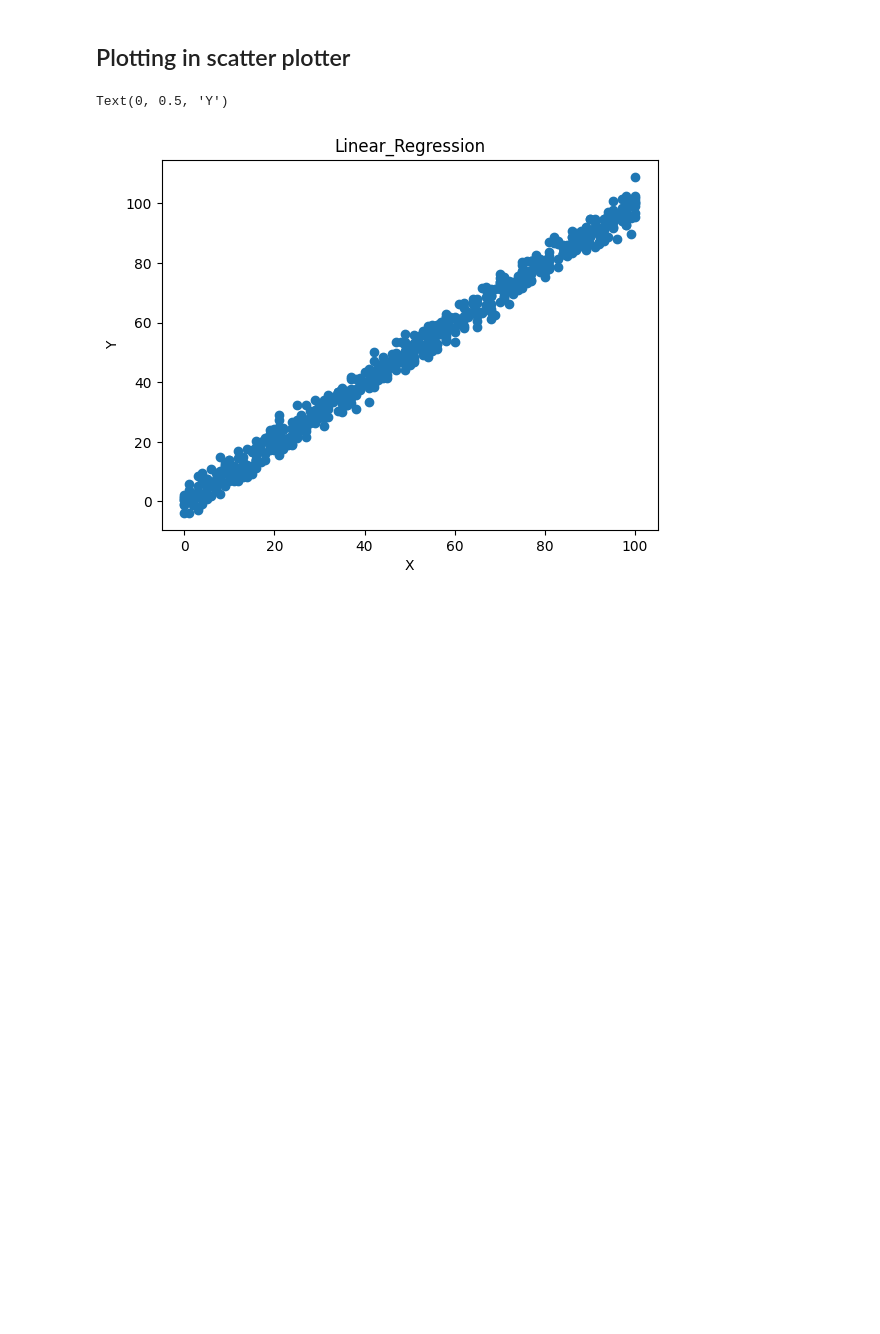
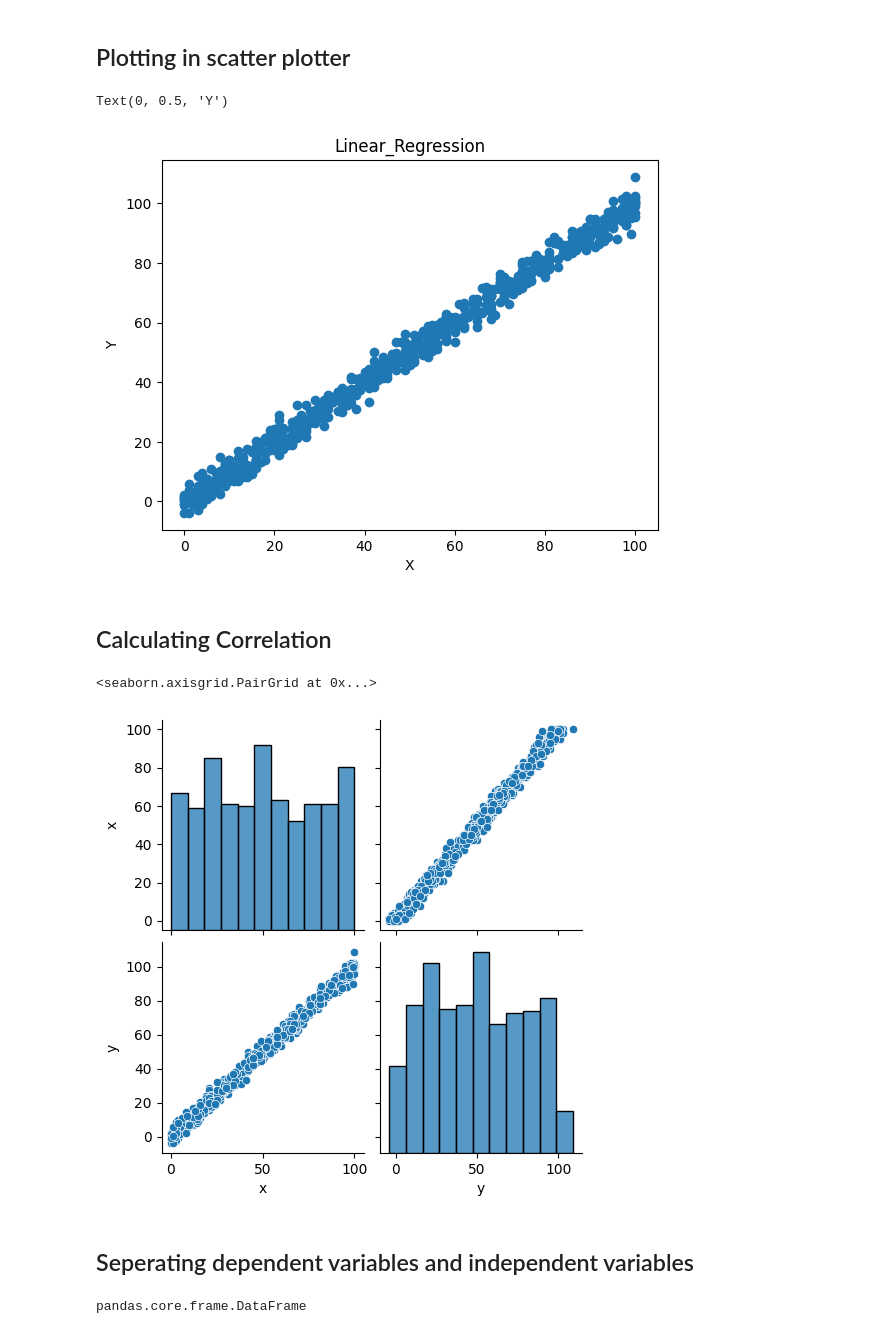
Before and after one commit to santhipsengottuvel/Simple_Linear_Regression_Project, a Jupyter notebook: simple_linear_regression.ipynb, the cells around one changed output. Drawn from its saved outputs; the diff is of its cells as text; code cells hidden in the pictures; blank space fills up the shorter version.

```diff
--- a/simple_linear_regression.ipynb
+++ b/simple_linear_regression.ipynb
@@ -26,0 +30,2 @@ Y = df['y']
+# %%
+df.dropna(inplace=True)
@@ -34,3 +45,18 @@ plt.ylabel('Y')
 # %% [output]
 Text(0, 0.5, 'Y')
 [figure]
+# %% [markdown]
+## Calculating Correlation
+# %%
+df.corr()
+sns.pairplot(df)
+# %% [output]
+<seaborn.axisgrid.PairGrid at 0x...>
+[figure, added]
+# %% [markdown]
+## Seperating dependent variables and independent variables
+# %%
+X= df[['x']]
+Y = df['y']
+# %% [output]
+pandas.core.frame.DataFrame
```
Also changed, not shown: parts of 24 cells of this notebook.
